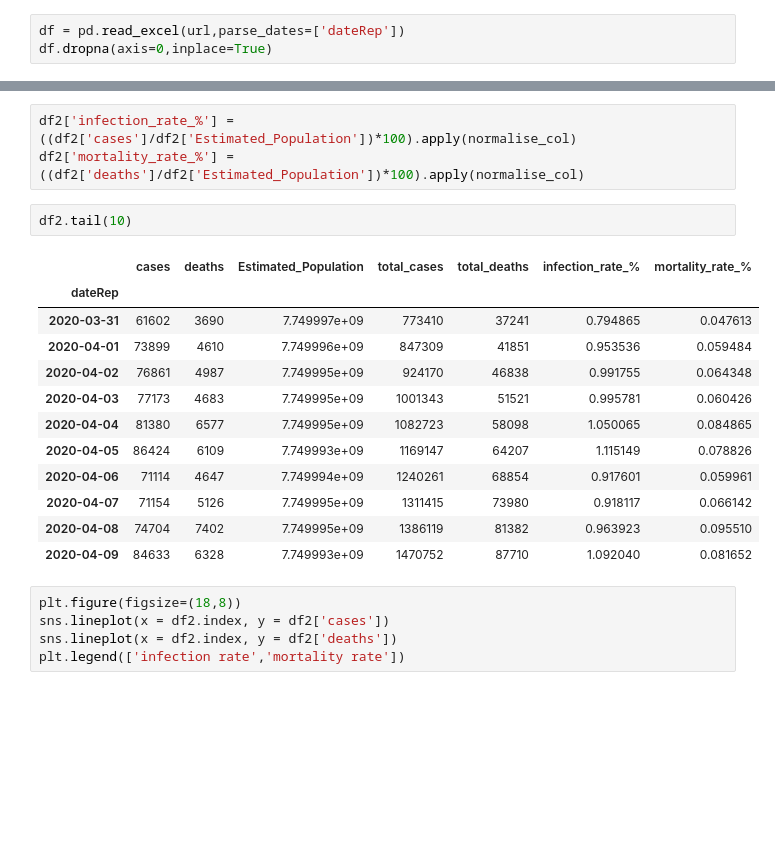
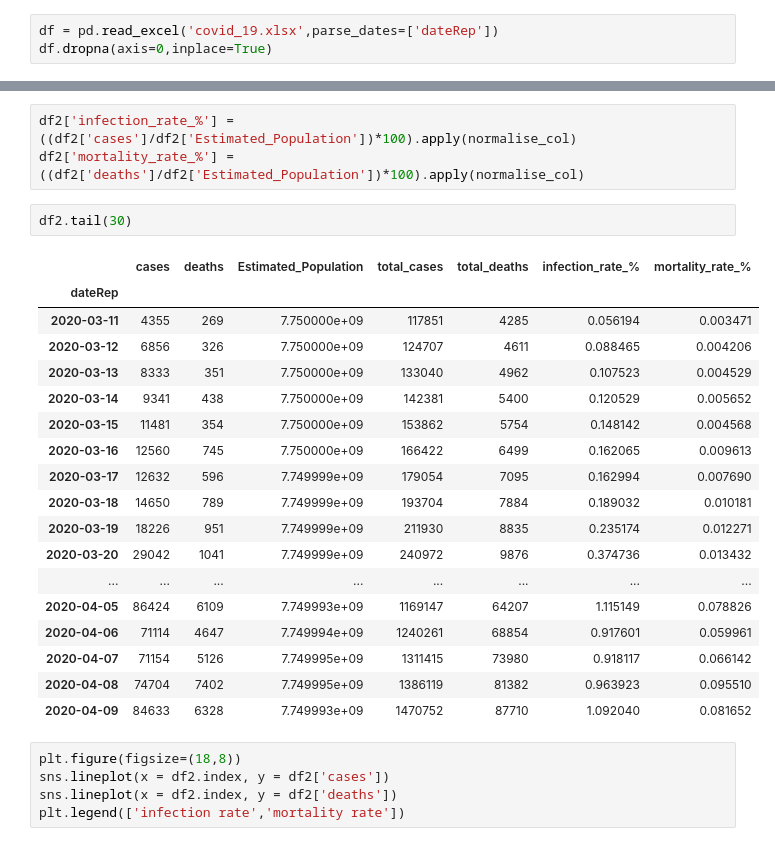
Before and after one commit to ekanime/COVID-19, a Jupyter notebook: covid-19.ipynb, the cells around one changed output, grey strips where cells are left out. Saved outputs shown, nothing was run; the diff lists cells and outputs as text; blank space fills up the shorter version.

```diff
--- a/covid-19.ipynb
+++ b/covid-19.ipynb
@@ -17,5 +21,5 @@ url = 'https://www.ecdc.europa.eu/sites/default/files/documents/COVID-19-geograp
 # %%
-df = pd.read_excel(url,parse_dates=['dateRep'])
+df = pd.read_excel('covid_19.xlsx',parse_dates=['dateRep'])
 df.dropna(axis=0,inplace=True)
 # %% [markdown]
 ### Countries with the most cases
@@ -55,15 +59,21 @@ def normalise_col(data):
 df2['infection_rate_%'] = ((df2['cases']/df2['Estimated_Population'])*100).apply(normalise_col)
 df2['mortality_rate_%'] = ((df2['deaths']/df2['Estimated_Population'])*100).apply(normalise_col)
 # %%
-df2.tail(10)
+df2.tail(30)
 # %% [output]
 |  | cases | deaths | Estimated_Population | total_cases | total_deaths | infection_rate_% | mortality_rate_% |
 | dateRep |  |  |  |  |  |  |  |
-| 2020-03-31 | 61602 | 3690 | 7.749997e+09 | 773410 | 37241 | 0.794865 | 0.047613 |
-| 2020-04-01 | 73899 | 4610 | 7.749996e+09 | 847309 | 41851 | 0.953536 | 0.059484 |
-| 2020-04-02 | 76861 | 4987 | 7.749995e+09 | 924170 | 46838 | 0.991755 | 0.064348 |
-| 2020-04-03 | 77173 | 4683 | 7.749995e+09 | 1001343 | 51521 | 0.995781 | 0.060426 |
-| 2020-04-04 | 81380 | 6577 | 7.749995e+09 | 1082723 | 58098 | 1.050065 | 0.084865 |
+| 2020-03-11 | 4355 | 269 | 7.750000e+09 | 117851 | 4285 | 0.056194 | 0.003471 |
+| 2020-03-12 | 6856 | 326 | 7.750000e+09 | 124707 | 4611 | 0.088465 | 0.004206 |
+| 2020-03-13 | 8333 | 351 | 7.750000e+09 | 133040 | 4962 | 0.107523 | 0.004529 |
+| 2020-03-14 | 9341 | 438 | 7.750000e+09 | 142381 | 5400 | 0.120529 | 0.005652 |
+| 2020-03-15 | 11481 | 354 | 7.750000e+09 | 153862 | 5754 | 0.148142 | 0.004568 |
+| 2020-03-16 | 12560 | 745 | 7.750000e+09 | 166422 | 6499 | 0.162065 | 0.009613 |
+| 2020-03-17 | 12632 | 596 | 7.749999e+09 | 179054 | 7095 | 0.162994 | 0.007690 |
+| 2020-03-18 | 14650 | 789 | 7.749999e+09 | 193704 | 7884 | 0.189032 | 0.010181 |
+| 2020-03-19 | 18226 | 951 | 7.749999e+09 | 211930 | 8835 | 0.235174 | 0.012271 |
+| 2020-03-20 | 29042 | 1041 | 7.749999e+09 | 240972 | 9876 | 0.374736 | 0.013432 |
+| ... | ... | ... | ... | ... | ... | ... | ... |
 | 2020-04-05 | 86424 | 6109 | 7.749993e+09 | 1169147 | 64207 | 1.115149 | 0.078826 |
 | 2020-04-06 | 71114 | 4647 | 7.749994e+09 | 1240261 | 68854 | 0.917601 | 0.059961 |
 | 2020-04-07 | 71154 | 5126 | 7.749995e+09 | 1311415 | 73980 | 0.918117 | 0.066142 |
```
Also changed, not shown: parts of 3 cells of this notebook, 2 other files.
